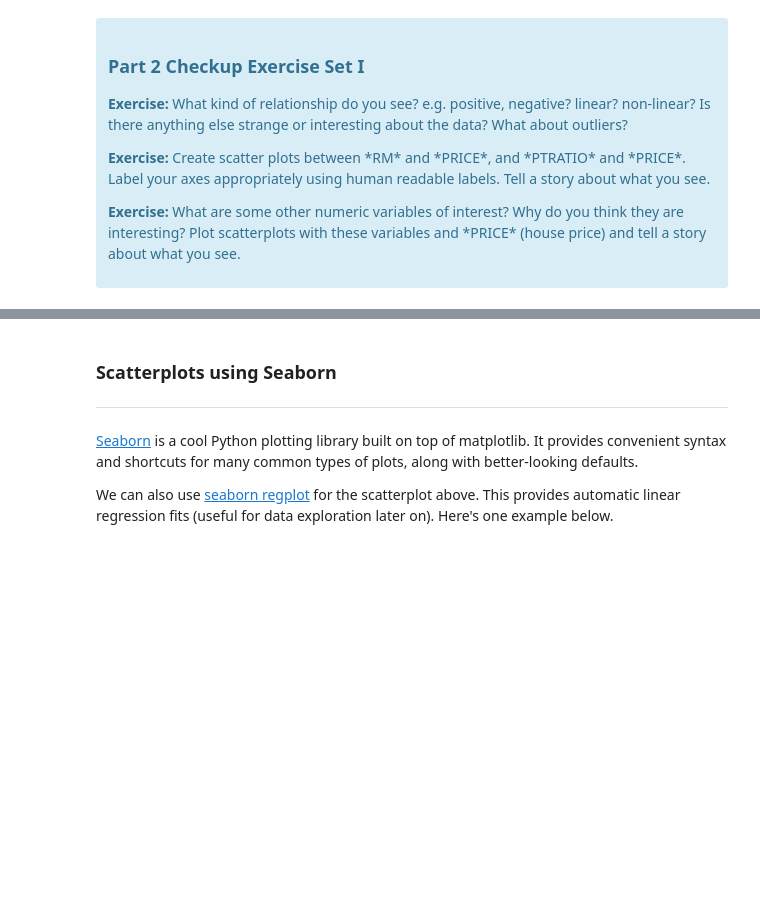
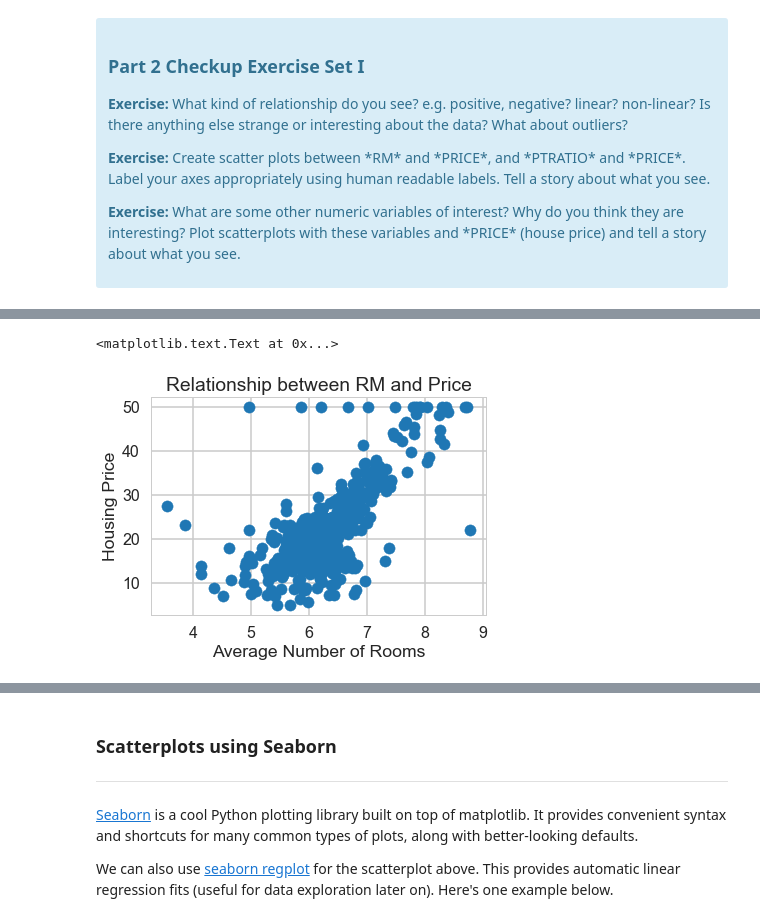
Before and after one commit to nasims/DataScience, a Jupyter notebook: linear_regression/Mini_Project_Linear_Regression_nasims.ipynb, the cells around one changed output, grey strips where cells are left out. Cells and saved outputs as stored; diff of their text form; code cells hidden in the pictures; blank space fills up the shorter version.

```diff
--- a/linear_regression/Mini_Project_Linear_Regression_nasims.ipynb
+++ b/linear_regression/Mini_Project_Linear_Regression_nasims.ipynb
@@ -226,0 +283,9 @@ plt.title("Relationship between CRIM and Price")
+# %%
+# your turn: scatter plot between *RM* and *PRICE*
+plt.scatter(bos.RM, bos.PRICE)
+plt.xlabel("Average Number of Rooms")
+plt.ylabel("Housing Price")
+plt.title("Relationship between RM and Price")
+# %% [output]
+<matplotlib.text.Text at 0x...>
+[figure, added]
```
Also changed, not shown: parts of 70 cells of this notebook.
